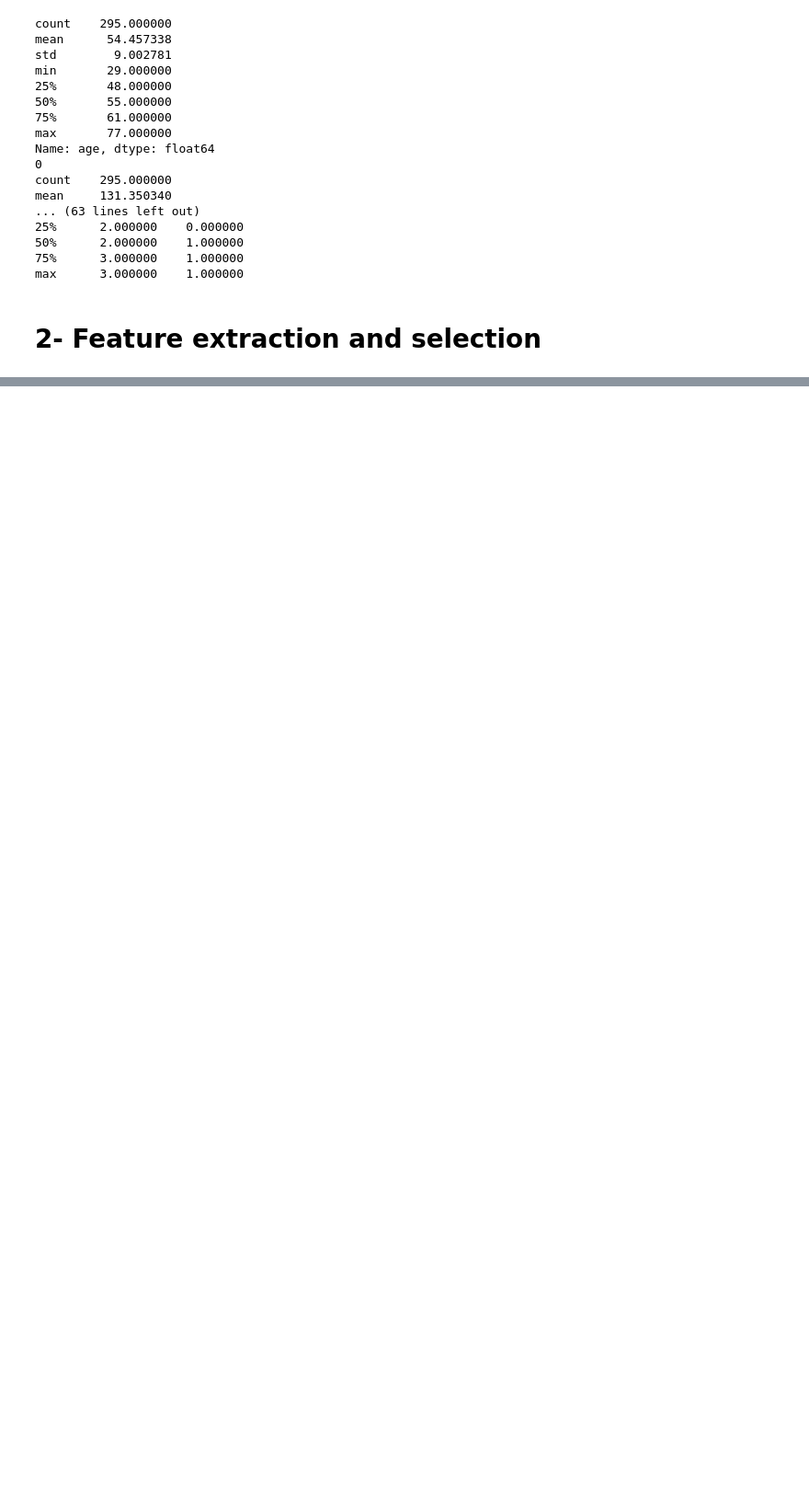
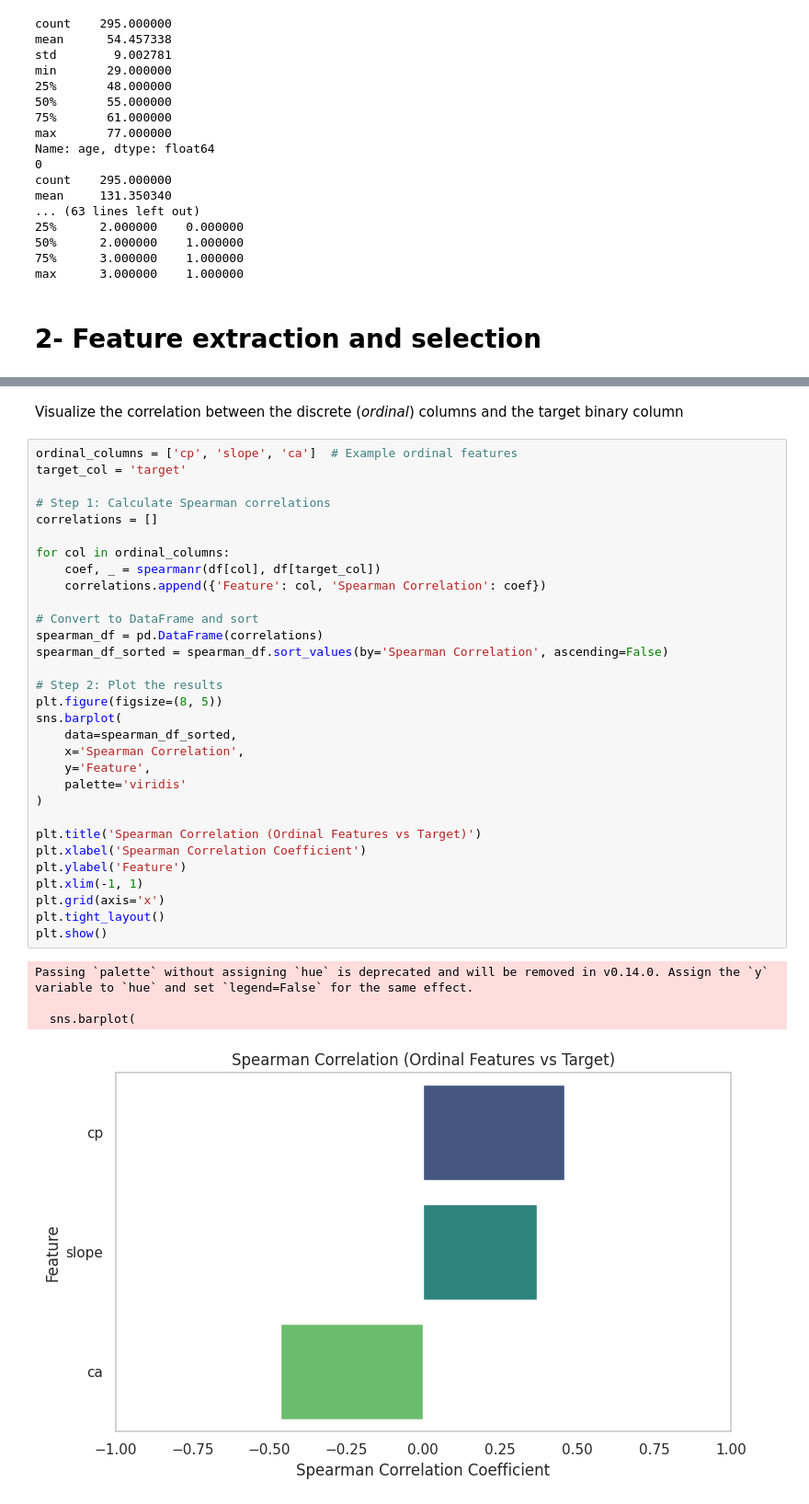
Before and after one commit to TheXpingu1n/AI-Heart-UCI, a Jupyter notebook: Untitled0.ipynb, the cells around one changed output, grey strips where cells are left out. Shown at 92% size. Drawn from its saved outputs; the diff is of its cells as text; blank space fills up the shorter version.

```diff
--- a/Untitled0.ipynb
+++ b/Untitled0.ipynb
@@ -226,0 +349,38 @@ max      3.000000    1.000000
+# %% [markdown]
+Visualize the correlation between the discrete (*ordinal*) columns and the target binary column
+# %%
+ordinal_columns = ['cp', 'slope', 'ca']  # Example ordinal features
+target_col = 'target'
+
+# Step 1: Calculate Spearman correlations
+correlations = []
+
+for col in ordinal_columns:
+    coef, _ = spearmanr(df[col], df[target_col])
+    correlations.append({'Feature': col, 'Spearman Correlation': coef})
+
+# Convert to DataFrame and sort
+spearman_df = pd.DataFrame(correlations)
+spearman_df_sorted = spearman_df.sort_values(by='Spearman Correlation', ascending=False)
+
+# Step 2: Plot the results
+plt.figure(figsize=(8, 5))
+sns.barplot(
+    data=spearman_df_sorted,
+    x='Spearman Correlation',
+    y='Feature',
+    palette='viridis'
+)
+
+plt.title('Spearman Correlation (Ordinal Features vs Target)')
+plt.xlabel('Spearman Correlation Coefficient')
+plt.ylabel('Feature')
+plt.xlim(-1, 1)
+plt.grid(axis='x')
+plt.tight_layout()
+plt.show()
+# %% [output]
+Passing `palette` without assigning `hue` is deprecated and will be removed in v0.14.0. Assign the `y` variable to `hue` and set `legend=False` for the same effect.
+
+  sns.barplot(
+[figure, added]
```
Also changed, not shown: parts of 46 cells of this notebook.
